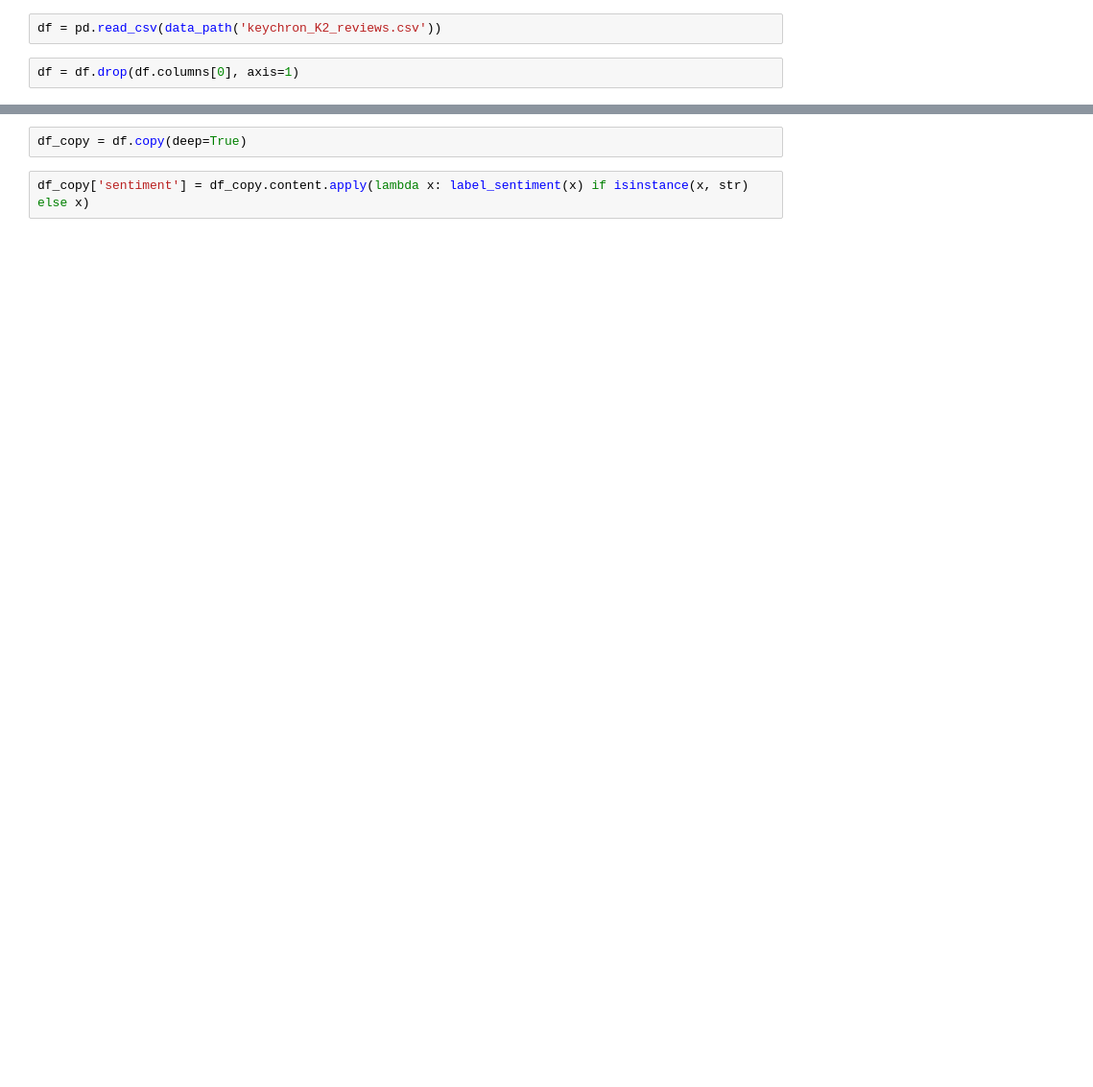
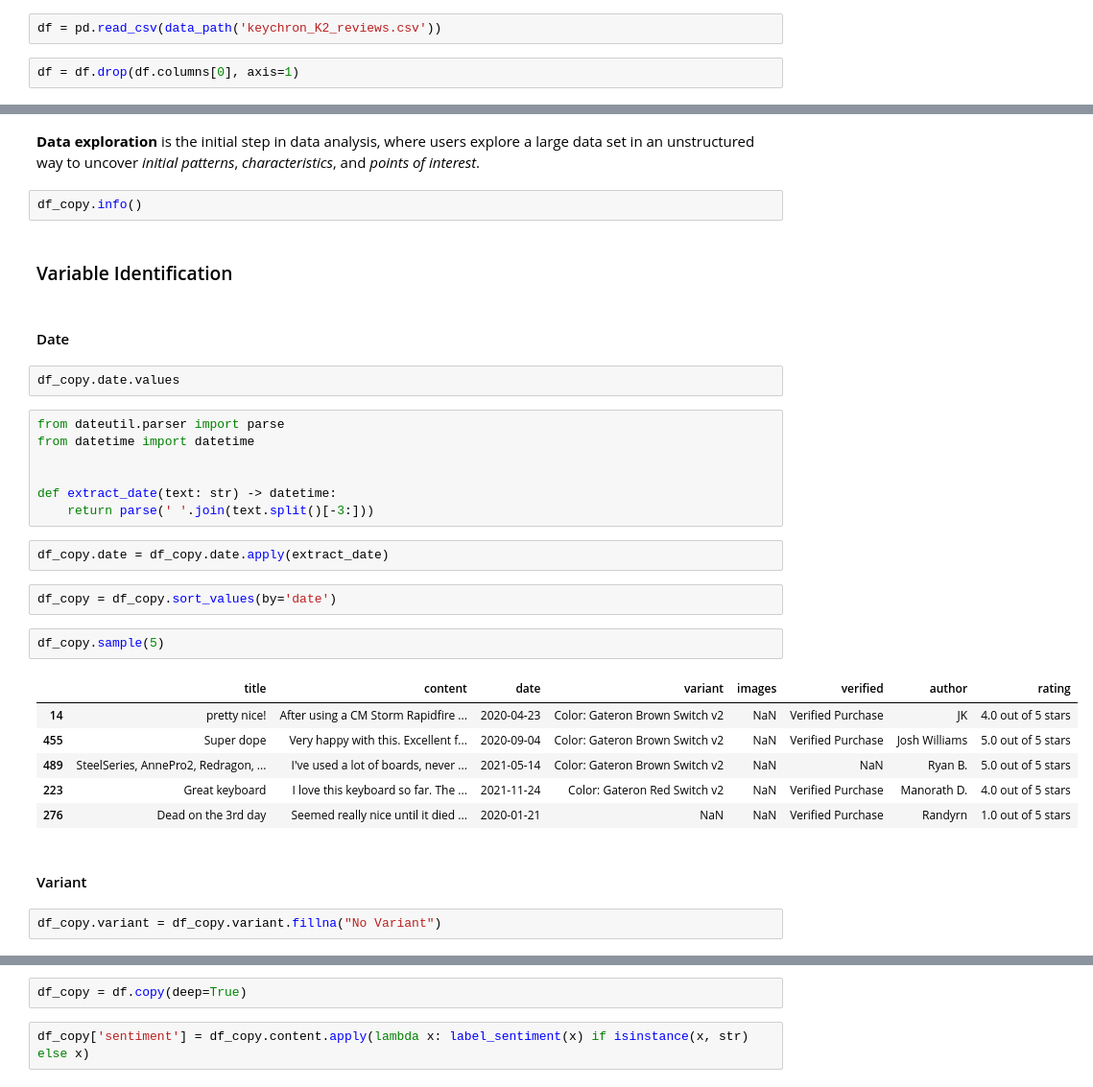
Before and after one commit to dabideee13/amazon-reviews-scraper, a Jupyter notebook: notebooks/exploration.ipynb, the cells around one changed output, grey strips where cells are left out. Shown at 96% size. Saved outputs shown, nothing was run; the diff lists cells and outputs as text; blank space fills up the shorter version.

```diff
--- a/notebooks/exploration.ipynb
+++ b/notebooks/exploration.ipynb
@@ -70,0 +45,34 @@ df = df.drop(df.columns[0], axis=1)
+# %% [markdown]
+**Data exploration** is the initial step in data analysis, where users explore a large data set in an unstructured way to uncover *initial patterns*, *characteristics*, and *points of interest*.
+# %%
+df_copy.info()
+# %% [markdown]
+### Variable Identification
+# %% [markdown]
+#### Date
+# %%
+df_copy.date.values
+# %%
+from dateutil.parser import parse
+from datetime import datetime
+
+
+def extract_date(text: str) -> datetime:
+    return parse(' '.join(text.split()[-3:]))
+# %%
+df_copy.date = df_copy.date.apply(extract_date)
+# %%
+df_copy = df_copy.sort_values(by='date')
+# %%
+df_copy.sample(5)
+# %% [output]
+|  | title | content | date | variant | images | verified | author | rating |
+| 14 | pretty nice! | After using a CM Storm Rapidfire ... | 2020-04-23 | Color: Gateron Brown Switch v2 | NaN | Verified Purchase | JK | 4.0 out of 5 stars |
+| 455 | Super dope | Very happy with this. Excellent f... | 2020-09-04 | Color: Gateron Brown Switch v2 | NaN | Verified Purchase | Josh Williams | 5.0 out of 5 stars |
+| 489 | SteelSeries, AnnePro2, Redragon, ... | I've used a lot of boards, never ... | 2021-05-14 | Color: Gateron Brown Switch v2 | NaN | NaN | Ryan B. | 5.0 out of 5 stars |
+| 223 | Great keyboard | I love this keyboard so far. The ... | 2021-11-24 | Color: Gateron Red Switch v2 | NaN | Verified Purchase | Manorath D. | 4.0 out of 5 stars |
+| 276 | Dead on the 3rd day | Seemed really nice until it died ... | 2020-01-21 | NaN | NaN | Verified Purchase | Randyrn | 1.0 out of 5 stars |
+# %% [markdown]
+#### Variant
+# %%
+df_copy.variant = df_copy.variant.fillna("No Variant")
```
Also changed, not shown: parts of 54 cells of this notebook, 8 other files.
